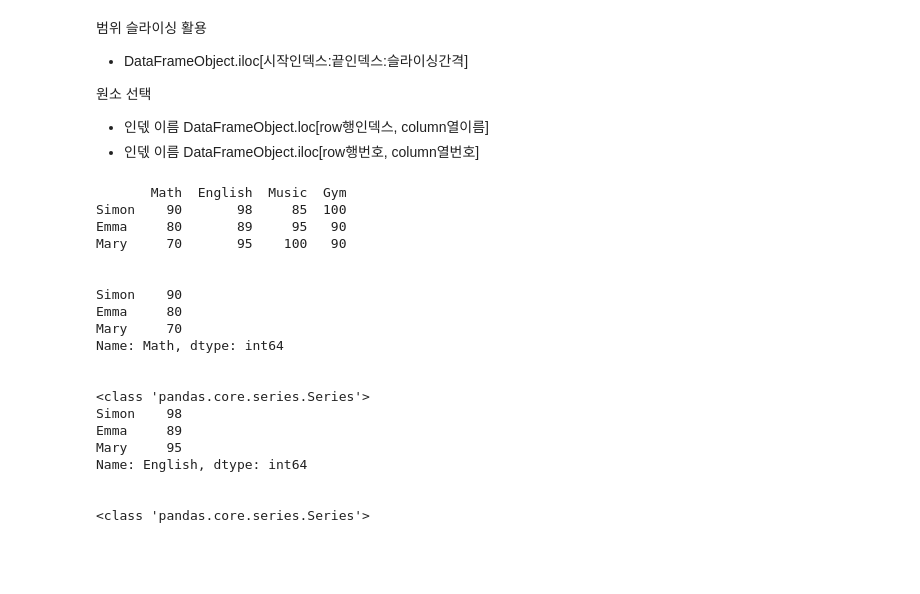
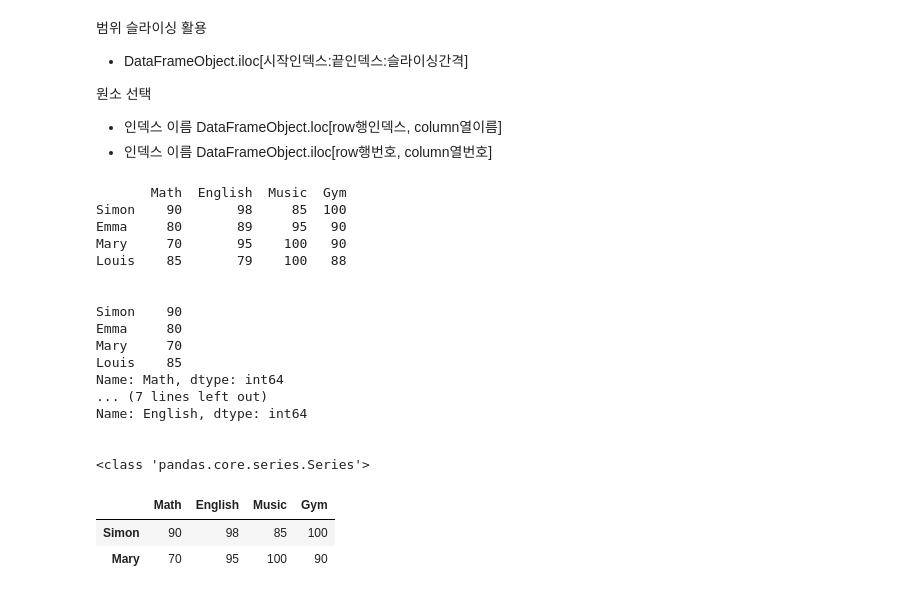
Before and after one commit to sieun1113/Pandas_Stats_Data_Analysis_2025, a Jupyter notebook: 3_Slicing_Advanced.ipynb, the cells around one changed output. Cells and saved outputs as stored; diff of their text form; code cells hidden in the pictures; blank space fills up the shorter version.

```diff
--- a/3_Slicing_Advanced.ipynb
+++ b/3_Slicing_Advanced.ipynb
@@ -6,10 +6,10 @@
 * DataFrameObject.iloc[시작인덱스:끝인덱스:슬라이싱간격]
 
 원소 선택
-* 인덳 이름 DataFrameObject.loc[row행인덱스, column열이름]
-* 인덳 이름 DataFrameObject.iloc[row행번호, column열번호]
+* 인덱스 이름 DataFrameObject.loc[row행인덱스, column열이름]
+* 인덱스 이름 DataFrameObject.iloc[row행번호, column열번호]
 # %%
-#@markdown  **🐹 Student Activity 8 ⤵️**
+#@markdown  **🐹 Student Activity 8 of the Previous Class Material ⤵️**
 
 #@markdown  **Choose a column 열 선택**
 
@@ -17,10 +17,10 @@
 
 import pandas as pd
 
-exam_data = {'Math':[90, 80, 70], 'English':[98, 89, 95],
-             'Music':[85, 95, 100], 'Gym':[100,90,90]}
+exam_data = {'Math':[90, 80, 70, 85], 'English':[98, 89, 95, 79],
+             'Music':[85, 95, 100, 100], 'Gym':[100,90,90, 88]}
 
-df = pd.DataFrame(exam_data, index = ['Simon', 'Emma', 'Mary'])
+df = pd.DataFrame(exam_data, index = ['Simon', 'Emma', 'Mary', 'Louis'])
 
 print(df)
 print('\n')
@@ -39,20 +39,39 @@ print(type(eng1))
 Simon    90       98     85  100
 Emma     80       89     95   90
 Mary     70       95    100   90
+Louis    85       79    100   88
 
 
 Simon    90
 Emma     80
 Mary     70
+Louis    85
 Name: Math, dtype: int64
-
-
-<class 'pandas.core.series.Series'>
-Simon    98
-Emma     89
-Mary     95
+... (7 lines left out)
 Name: English, dtype: int64
 
 
 <class 'pandas.core.series.Series'>
+# %%
+#@markdown  **🐹 Student Activity 1 ⤵️**
+
+#@markdown  **Select rows 복수행 선택**
+
+#@markdown  **Row name[] with colon symbols**
+
+#@markdown <font color = 'brown'> **📊 When we get tables with _index operator_ based on integer location, iloc[ ], directly, we also get various table formats such as CSV, JSON, & markdown and graphs.**
+
+
+import pandas as pd
+
+exam_data = {'Math':[90, 80, 70, 85], 'English':[98, 89, 95, 79],
+             'Music':[85, 95, 100, 100], 'Gym':[100,90,90, 88]}
+
+df = pd.DataFrame(exam_data, index = ['Simon', 'Emma', 'Mary', 'Louis'])
+
+df.iloc[::2]
+# %% [output]
+|  | Math | English | Music | Gym |
+| Simon | 90 | 98 | 85 | 100 |
+| Mary | 70 | 95 | 100 | 90 |
 # %%
```
Also changed, not shown: parts of 5 cells of this notebook.
